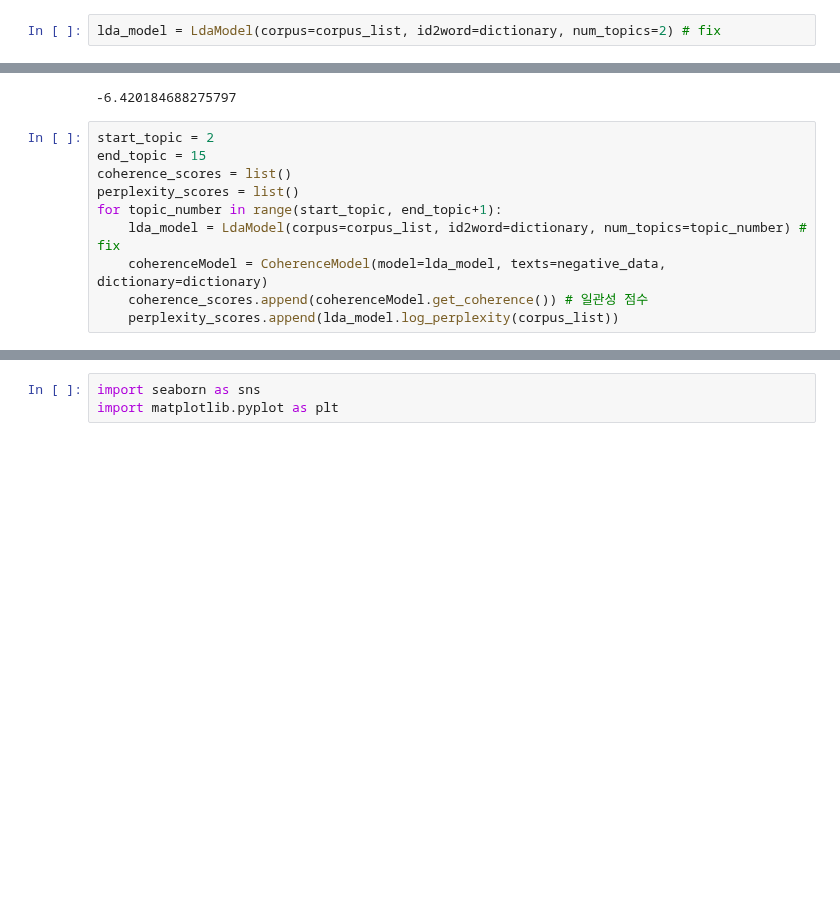
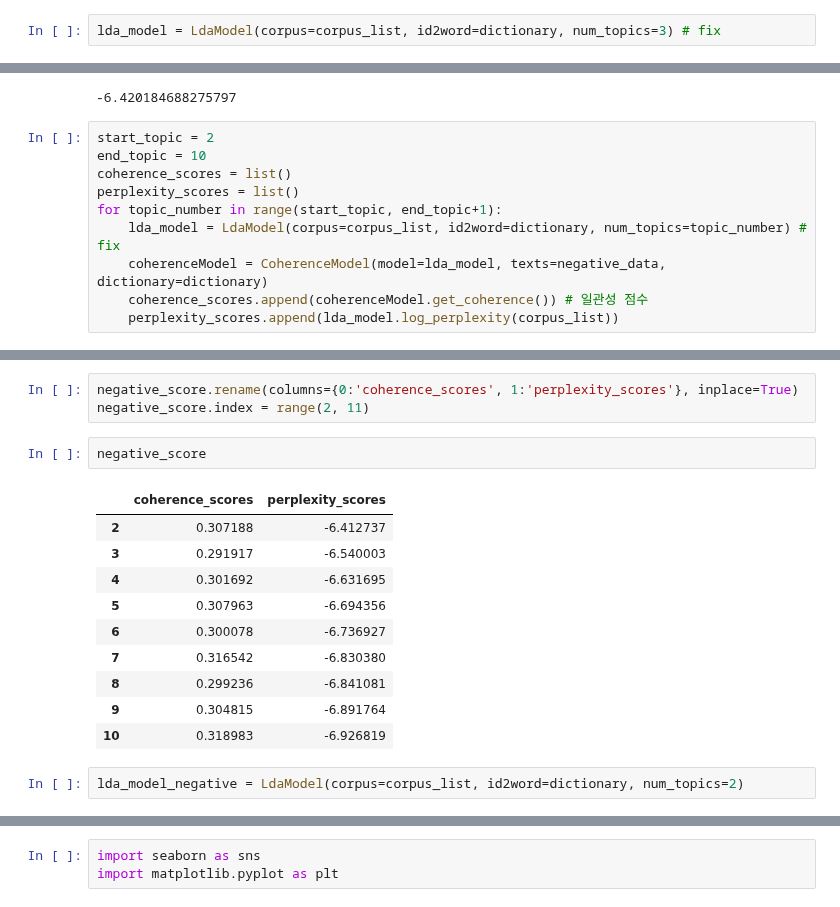
Before and after one commit to estskyway/project_data_analystics, a Jupyter notebook: codes/LDA/san_LDA_final.ipynb, the cells around one changed output, grey strips where cells are left out. Saved outputs shown, nothing was run; the diff lists cells and outputs as text; blank space fills up the shorter version.

```diff
--- a/codes/LDA/san_LDA_final.ipynb
+++ b/codes/LDA/san_LDA_final.ipynb
@@ -234,4 +234,4 @@ for sentence in preprocessed_sentences:
     corpus_list.append(morphs_vector)
 # corpus_list
 # %%
-lda_model = LdaModel(corpus=corpus_list, id2word=dictionary, num_topics=2) # fix
+lda_model = LdaModel(corpus=corpus_list, id2word=dictionary, num_topics=3) # fix
@@ -258,7 +251,7 @@ lda_model.log_perplexity(corpus_list)
 -6.420184688275797
 # %%
 start_topic = 2
-end_topic = 15
+end_topic = 10
 coherence_scores = list()
 perplexity_scores = list()
 for topic_number in range(start_topic, end_topic+1):
@@ -271,0 +276,18 @@ negative_score
+# %%
+negative_score.rename(columns={0:'coherence_scores', 1:'perplexity_scores'}, inplace=True)
+negative_score.index = range(2, 11)
+# %%
+negative_score
+# %% [output]
+|  | coherence_scores | perplexity_scores |
+| 2 | 0.307188 | -6.412737 |
+| 3 | 0.291917 | -6.540003 |
+| 4 | 0.301692 | -6.631695 |
+| 5 | 0.307963 | -6.694356 |
+| 6 | 0.300078 | -6.736927 |
+| 7 | 0.316542 | -6.830380 |
+| 8 | 0.299236 | -6.841081 |
+| 9 | 0.304815 | -6.891764 |
+| 10 | 0.318983 | -6.926819 |
+# %%
+lda_model_negative = LdaModel(corpus=corpus_list, id2word=dictionary, num_topics=2)
```
Also changed, not shown: parts of 7 cells of this notebook, 6 other files.
